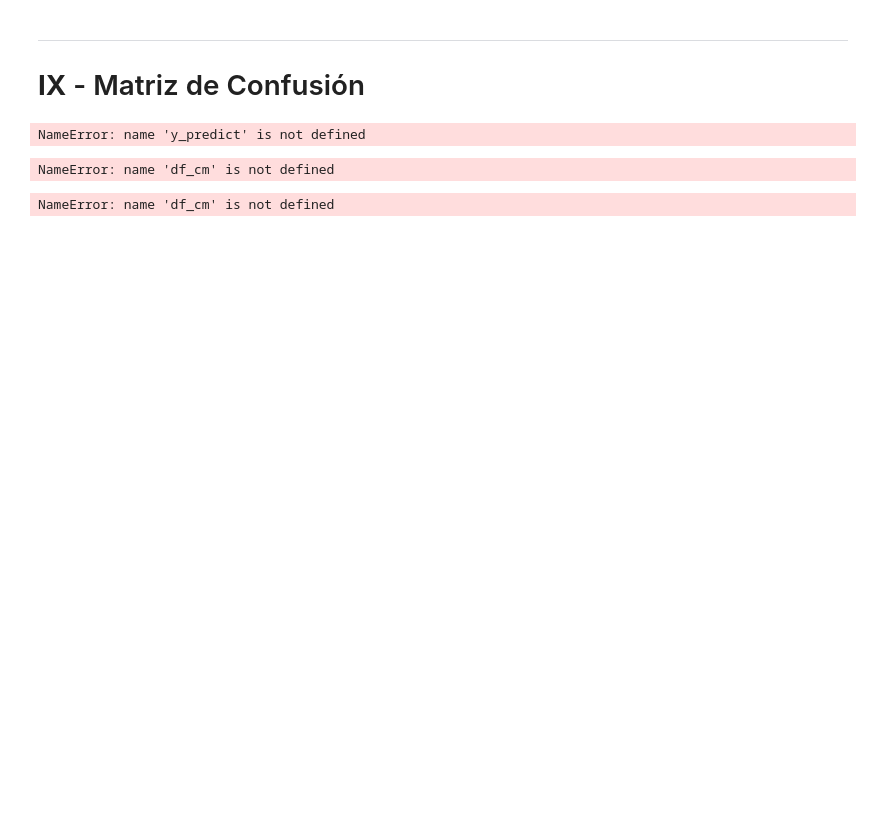
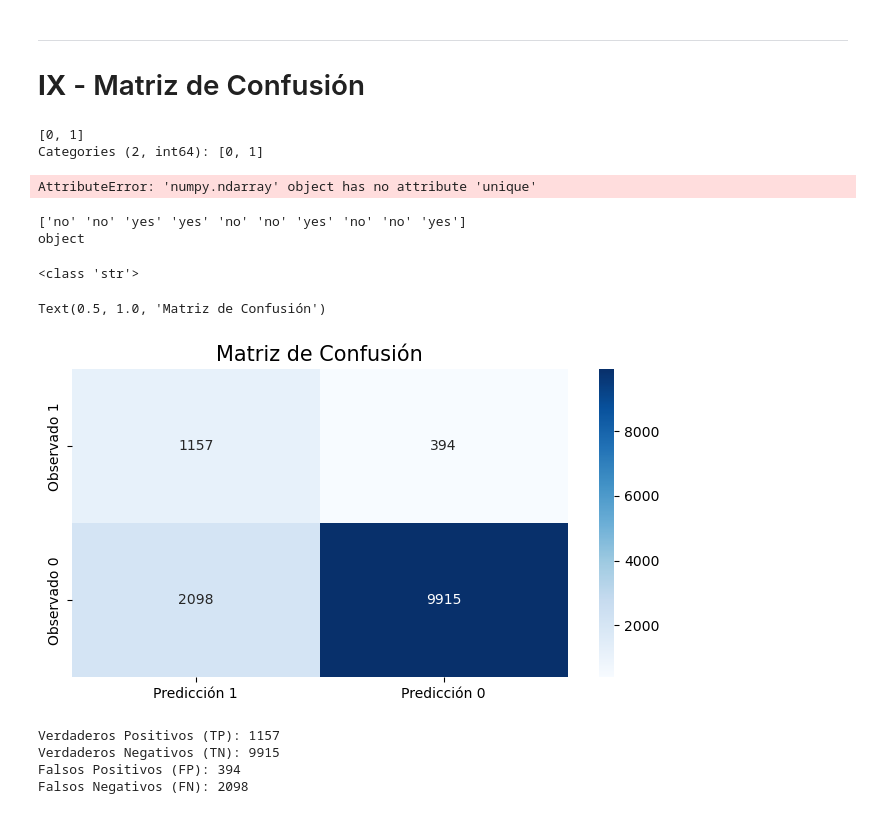
Before and after one commit to grrddn/Modulo_42_Tarea_Machine_Learning_II, a Jupyter notebook: 01 Módulo_42_Tarea_Daniel_Ortega.ipynb, the cells around one changed output. Drawn from its saved outputs; the diff is of its cells as text; code cells hidden in the pictures; blank space fills up the shorter version.

```diff
--- a/01 Módulo_42_Tarea_Daniel_Ortega.ipynb
+++ b/01 Módulo_42_Tarea_Daniel_Ortega.ipynb
@@ -344,10 +402,15 @@ for i, col in enumerate(df2.select_dtypes(include=['int64', 'float64']).columns)
 ___
 # **VII** - Data Split
 # %%
-from sklearn.model_selection import train_test_split
-X = df2.drop(columns=['poutcome'])
-y = df2['poutcome']
+from sklearn.utils.class_weight import compute_class_weight
+import numpy as np
 
-x = pd.get_dummies(X, drop_first=True)
+# Obtener las clases únicas
+classes = np.unique(y_train)
 
-X_train, X_test, y_train, y_test = train_test_split(x, y, test_size=0.3, random_state=1)
+# Calcular los pesos automáticamente
+weights = compute_class_weight(class_weight='balanced', classes=classes, y=y_train)
+
+# Pasar como diccionario
+class_weights_dict = dict(zip(classes, weights))
+print(class_weights_dict)
@@ -392,7 +459,7 @@ _____
 from sklearn import metrics
 from sklearn.linear_model import LogisticRegression
 
-model = LogisticRegression(class_weight={0:0.15,1:0.85}, solver='liblinear')
+model = LogisticRegression(class_weight=class_weights_dict)
 model.fit(X_train, y_train)
 
 y_predict = model.predict(X_test)
@@ -419,19 +528,38 @@ coef_df.T
 # %% [markdown]
 ____
 # **IX** - Matriz de Confusión
-# %%
-cm=metrics.confusion_matrix(y_test, y_predict, labels=[1,0])
-
-df_cm = pd.DataFrame(cm, index=[ i for i in ['Observado 1', 'Observado 0']],
-                     columns=[i for i in ['Predicción 1', 'Predicción 0']])
-plt.figure(figsize=(8, 4))
-sns.heatmap(df_cm, annot=True, cmap='Blues', fmt='d').set_title('Matriz de Confusión', size=15)
-# %% [output]
-NameError: name 'y_predict' is not defined
-# %%
-df_cm
-# %% [output]
-NameError: name 'df_cm' is not defined
+# %%
+print(y_test.unique())
+print(y_predict.unique())
+# %% [output]
+[0, 1]
+Categories (2, int64): [0, 1]
+AttributeError: 'numpy.ndarray' object has no attribute 'unique'
+# %%
+print(y_predict[:10])
+print(y_predict.dtype)
+# %% [output]
+['no' 'no' 'yes' 'yes' 'no' 'no' 'yes' 'no' 'no' 'yes']
+object
+# %%
+print(type(y_predict[0]))
+# %% [output]
+<class 'str'>
+# %%
+y_test = pd.Series(y_test).replace({'no': 0, 'yes': 1})
+y_predict = pd.Series(y_predict).replace({'no': 0, 'yes': 1})
+
+cm = metrics.confusion_matrix(y_test, y_predict, labels=[1, 0])
+
+df_cm = pd.DataFrame(cm,
+                     index=['Observado 1', 'Observado 0'],
+                     columns=['Predicción 1', 'Predicción 0'])
+
+plt.figure(figsize=(8, 4))
+sns.heatmap(df_cm, annot=True, cmap='Blues', fmt='d').set_title('Matriz de Confusión', size=15)
+# %% [output]
+Text(0.5, 1.0, 'Matriz de Confusión')
+[figure, added]
 # %%
 TP = df_cm.iloc[0, 0]  # Verdaderos Positivos
 TN = df_cm.iloc[1, 1]  # Verdaderos Negativos
@@ -443,5 +571,8 @@ print(f'Verdaderos Negativos (TN): {TN}')
 print(f'Falsos Positivos (FP): {FP}')
 print(f'Falsos Negativos (FN): {FN}')
 # %% [output]
-NameError: name 'df_cm' is not defined
+Verdaderos Positivos (TP): 1157
+Verdaderos Negativos (TN): 9915
+Falsos Positivos (FP): 394
+Falsos Negativos (FN): 2098
 # %%
```
Also changed, not shown: parts of 30 cells of this notebook.
